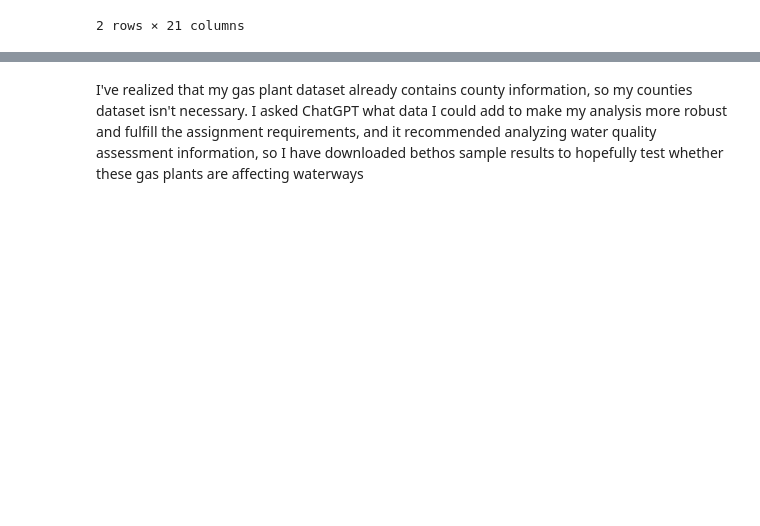
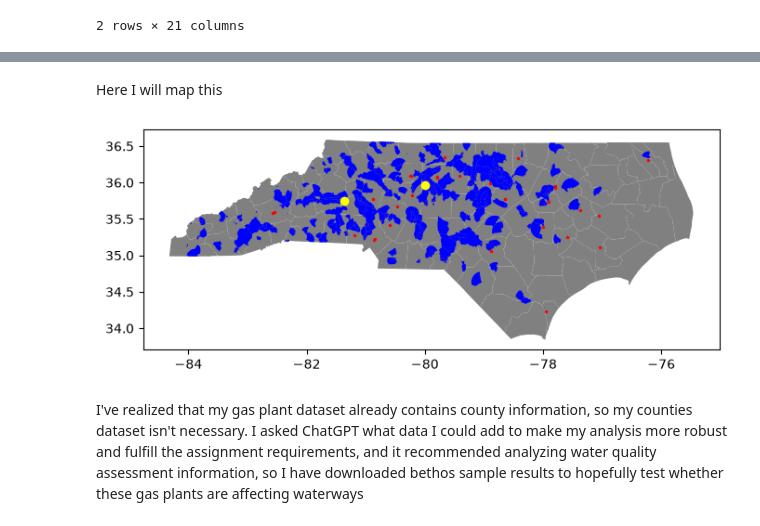
Before and after one commit to ejamie15/geog592-ejamie, a Jupyter notebook: homework/week07/data/ejamie_hw08.ipynb, the cells around one changed output, grey strips where cells are left out. Drawn from its saved outputs; the diff is of its cells as text; code cells hidden in the pictures; blank space fills up the shorter version.

```diff
--- a/homework/week07/data/ejamie_hw08.ipynb
+++ b/homework/week07/data/ejamie_hw08.ipynb
@@ -146,3 +167,14 @@ plants_in_watersheds
+# %% [markdown]
+Here I will map this
+# %%
+fig, ax = plt.subplots(figsize=(8,7))
+counties.plot(ax=ax, color="grey")
+watersheds.plot(ax=ax, color="blue")
+gas_plants.plot(ax=ax, markersize=2, color="red")
+plants_in_watersheds.plot(ax=ax, color="yellow")
+plt.show()
+# %% [output]
+[figure, added]
 # %% [markdown]
 I've realized that my gas plant dataset already contains county information, so my counties dataset isn't necessary. I asked ChatGPT what data I could add to make my analysis more robust and fulfill the assignment requirements, and it recommended analyzing water quality assessment information, so I have downloaded bethos sample results to hopefully test whether these gas plants are affecting waterways
 # %%
```
Also changed, not shown: parts of 27 cells of this notebook, 2 other files.
